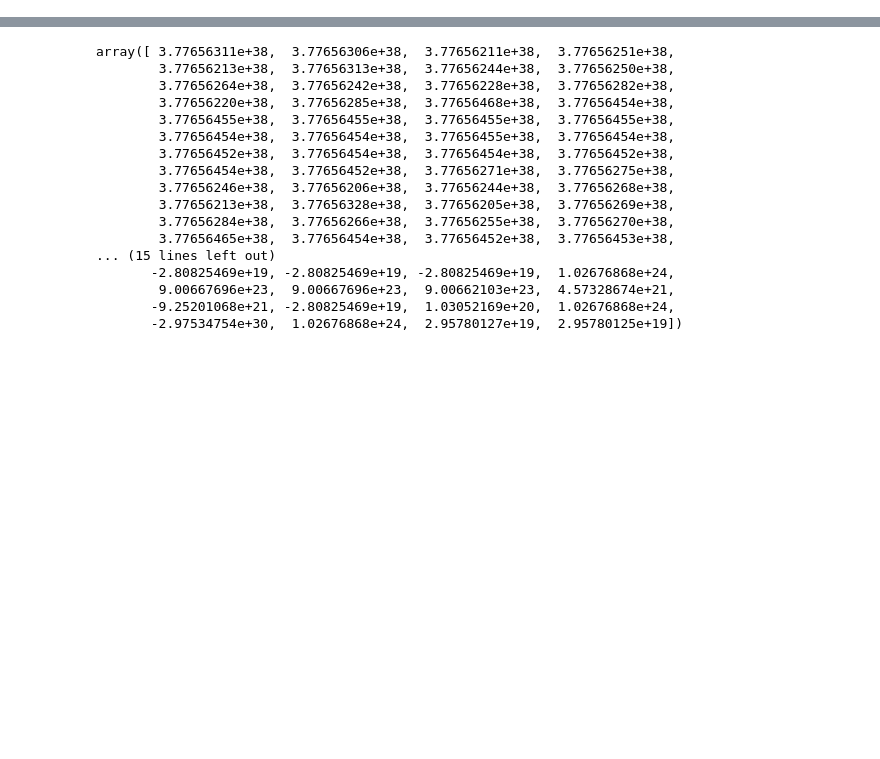
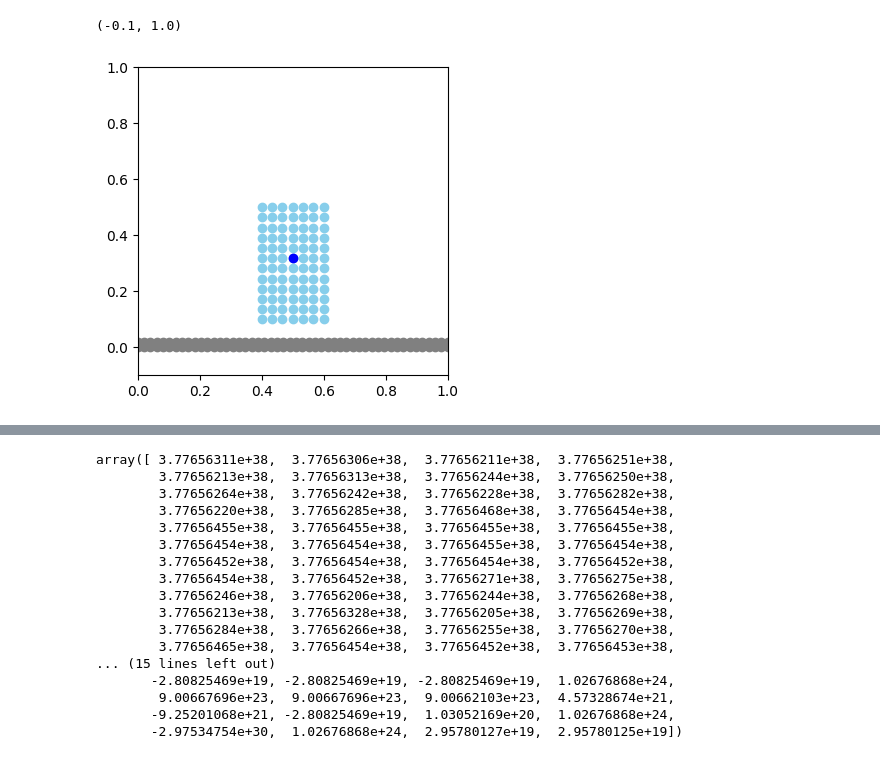
Before and after one commit to nm-dl1212/pinn, a Jupyter notebook: My_PINN_eq/mps.ipynb, the cells around one changed output, grey strips where cells are left out. Drawn from its saved outputs; the diff is of its cells as text; code cells hidden in the pictures; blank space fills up the shorter version.

```diff
--- a/My_PINN_eq/mps.ipynb
+++ b/My_PINN_eq/mps.ipynb
@@ -6,0 +71,53 @@ import scipy.optimize
+# %%
+# 初期条件
+### 固定壁
+x = np.linspace(0, 1, 50)
+y = np.linspace(0, 0.02, 2)
+
+xx, yy = np.meshgrid(x, y)
+pos_rigid = np.block([[xx.flatten()], [yy.flatten()]]).T
+n_sample, dim = pos_rigid.shape
+vel_rigid = np.zeros([n_sample, dim])
+pttype_rigid = np.ones(n_sample)
+
+### 水柱
+x = np.linspace(0.4, 0.6, 7)
+y = np.linspace(0.1, 0.5, 12)
+xx, yy = np.meshgrid(x, y)
+pos_water = np.block([[xx.flatten()], [yy.flatten()]]).T
+
+"""
+r = np.linspace(0.01, 0.2, 6)
+th = np.linspace(0,2*np.pi, 18)
+
+rr, tth = np.meshgrid(r, th)
+xx = rr*np.cos(tth)+0.5
+yy = rr*np.sin(tth)+0.5
+pos_water = np.block([[xx.flatten()], [yy.flatten()]]).T
+"""
+
+n_sample, dim = pos_water.shape
+vel_water = np.ones([n_sample, dim])*0.2
+pttype_water = np.zeros(n_sample)
+
+# 結合
+pos_rigid.shape, pos_water.shape
+pos = np.block([[pos_water], [pos_rigid]])
+vel = np.block([[vel_water], [vel_rigid]])
+point_type = np.block([pttype_water, pttype_rigid])
+n_sample, dim = pos.shape
+
+#圧力の初期化
+p=np.ones(n_sample)
+
+representive_index = 45
+
+plt.figure(figsize=(4,4))
+plt.scatter(*pos_water.T, c="skyblue")
+plt.scatter(*pos_rigid.T, c="gray")
+plt.scatter(*pos[representive_index].T, c="blue")
+plt.xlim(0,1)
+plt.ylim(-0.1,1)
+# %% [output]
+(-0.1, 1.0)
+[figure, added]
```
Also changed, not shown: parts of 7 cells of this notebook, 1 other file.
